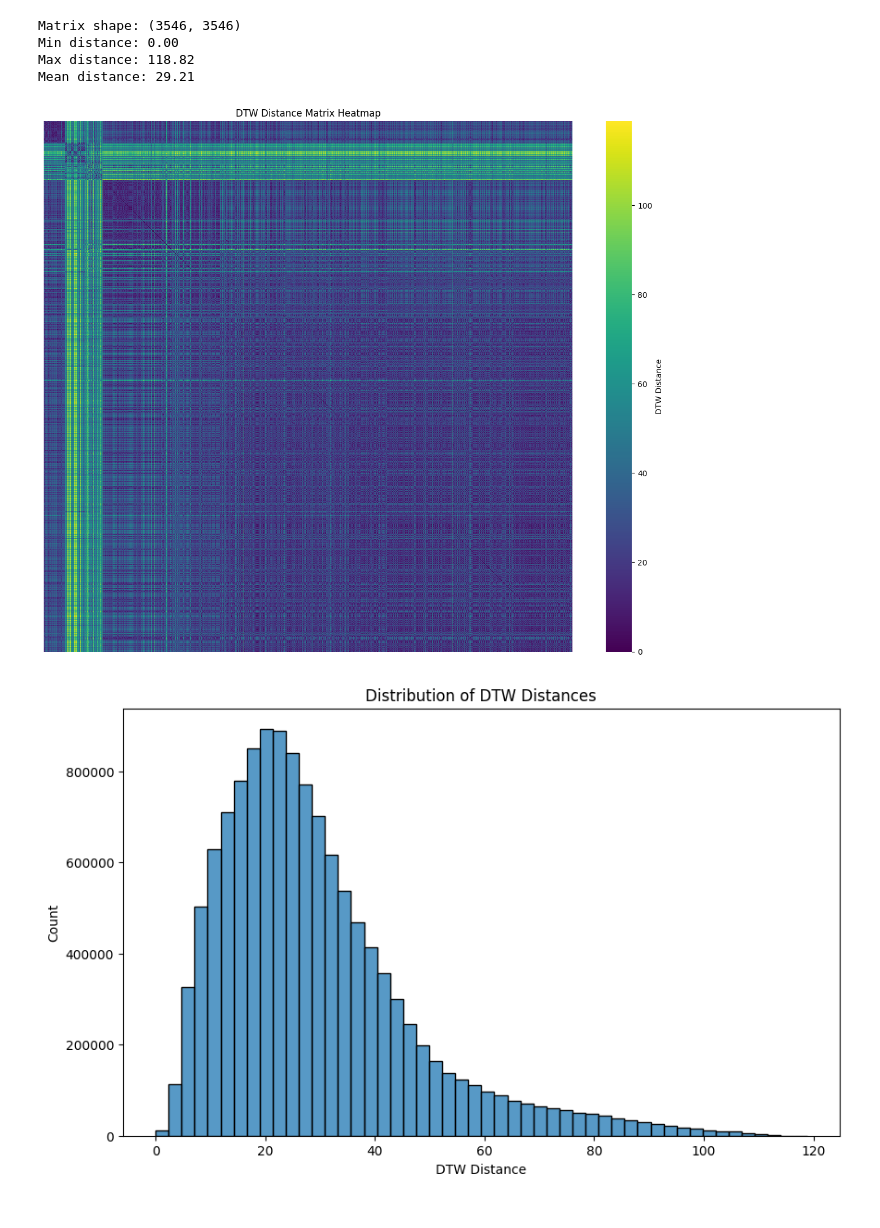
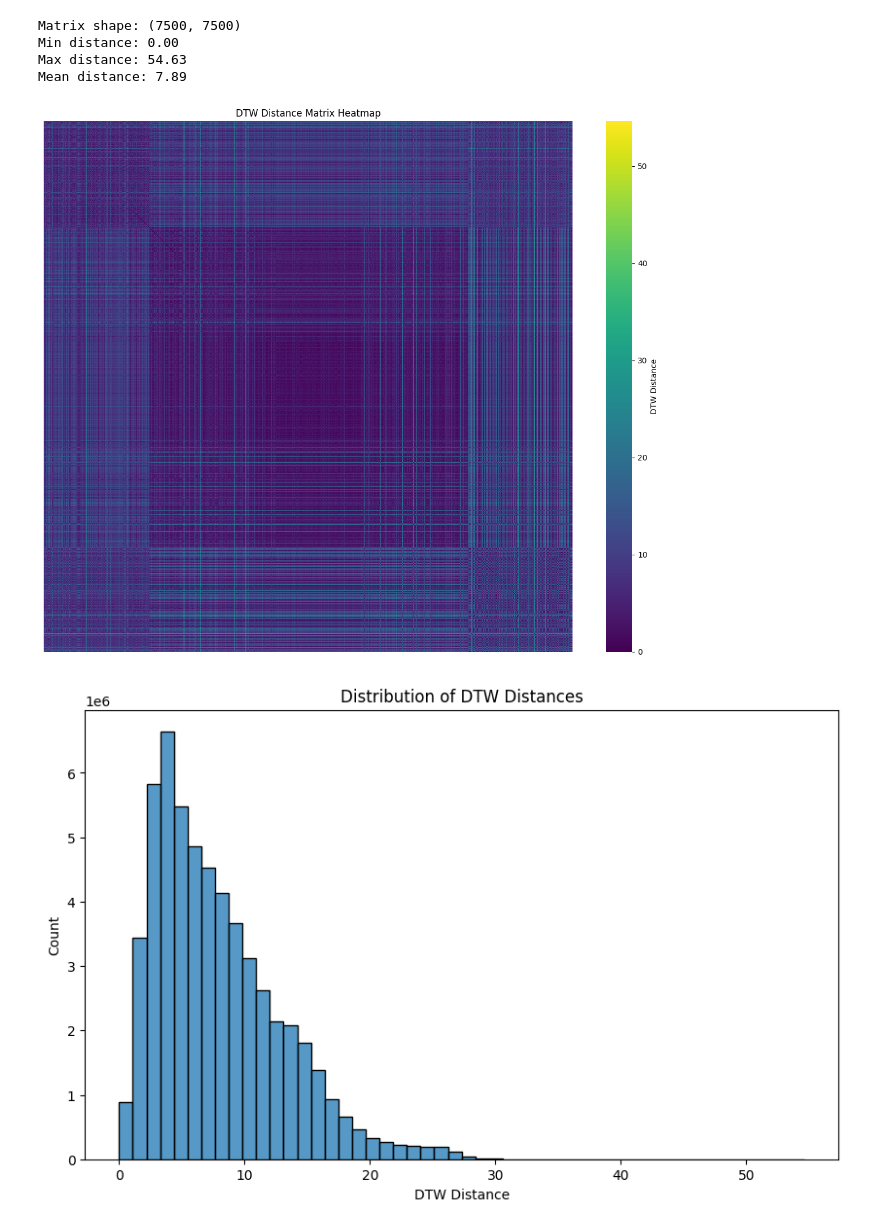
Before and after one commit to aliang8/robot_pref, a Jupyter notebook: notebooks/visualize_distance_matrix.ipynb, the cells around one changed output. Cells and saved outputs as stored; diff of their text form; code cells hidden in the pictures.

```diff
--- a/notebooks/visualize_distance_matrix.ipynb
+++ b/notebooks/visualize_distance_matrix.ipynb
@@ -6,7 +6,7 @@ import pickle
 from pathlib import Path
 
 # Load the distance matrix
-matrix_path = "/scr2/shared/pref/datasets/robomimic/can/dtw_matrix_64.pkl"
+matrix_path = "/scr2/shared/pref/datasets/robomimic/lift/dtw_matrix_32.pkl"
 with open(matrix_path, 'rb') as f:
     distance_matrix, _ = pickle.load(f)
 
@@ -33,36 +33,36 @@ plt.show()
 
 # Plot the distribution of distances
 plt.figure(figsize=(10, 6))
 sns.histplot(distance_matrix.flatten(), bins=50)
 plt.title('Distribution of DTW Distances')
 plt.xlabel('DTW Distance')
 plt.ylabel('Count')
 plt.show()
 
 # Find and plot the most similar and dissimilar pairs
 n_samples = 5
 
 # Get the indices of the most similar pairs (excluding self-similarity)
 np.fill_diagonal(distance_matrix, np.inf)
 most_similar_indices = np.unravel_index(np.argsort(distance_matrix, axis=None)[:n_samples], distance_matrix.shape)
 
 # Get the indices of the most dissimilar pairs
 most_dissimilar_indices = np.unravel_index(np.argsort(distance_matrix, axis=None)[-n_samples:], distance_matrix.shape)
 
 print("Most similar pairs:")
 for i in range(n_samples):
     idx1, idx2 = most_similar_indices[0][i], most_similar_indices[1][i]
     print(f"Pair ({idx1}, {idx2}): Distance = {distance_matrix[idx1, idx2]:.2f}")
 
 print("\nMost dissimilar pairs:")
 for i in range(n_samples):
     idx1, idx2 = most_dissimilar_indices[0][i], most_dissimilar_indices[1][i]
     print(f"Pair ({idx1}, {idx2}): Distance = {distance_matrix[idx1, idx2]:.2f}")
 # %% [output]
-Matrix shape: (3546, 3546)
+Matrix shape: (7500, 7500)
 Min distance: 0.00
-Max distance: 118.82
-Mean distance: 29.21
+Max distance: 54.63
+Mean distance: 7.89
-[figure, old version]
+[figure, new version]
-[figure, old version]
+[figure, new version]
 Most similar pairs:
```
Also changed, not shown: parts of 1 cell of this notebook, 8 other files.
